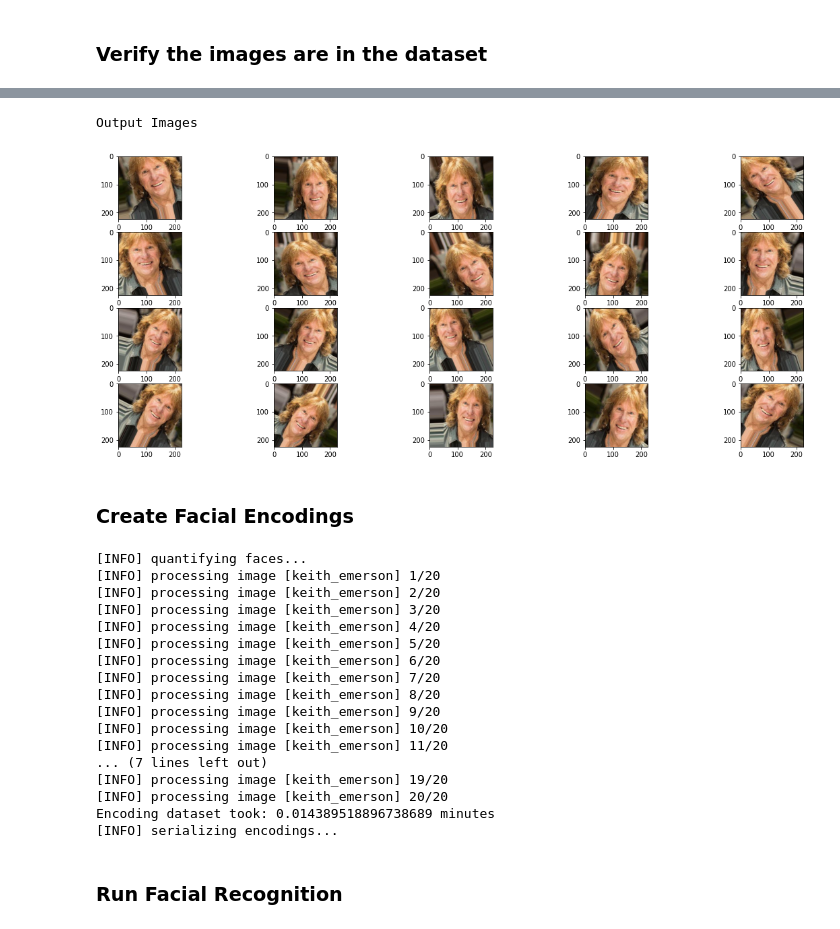
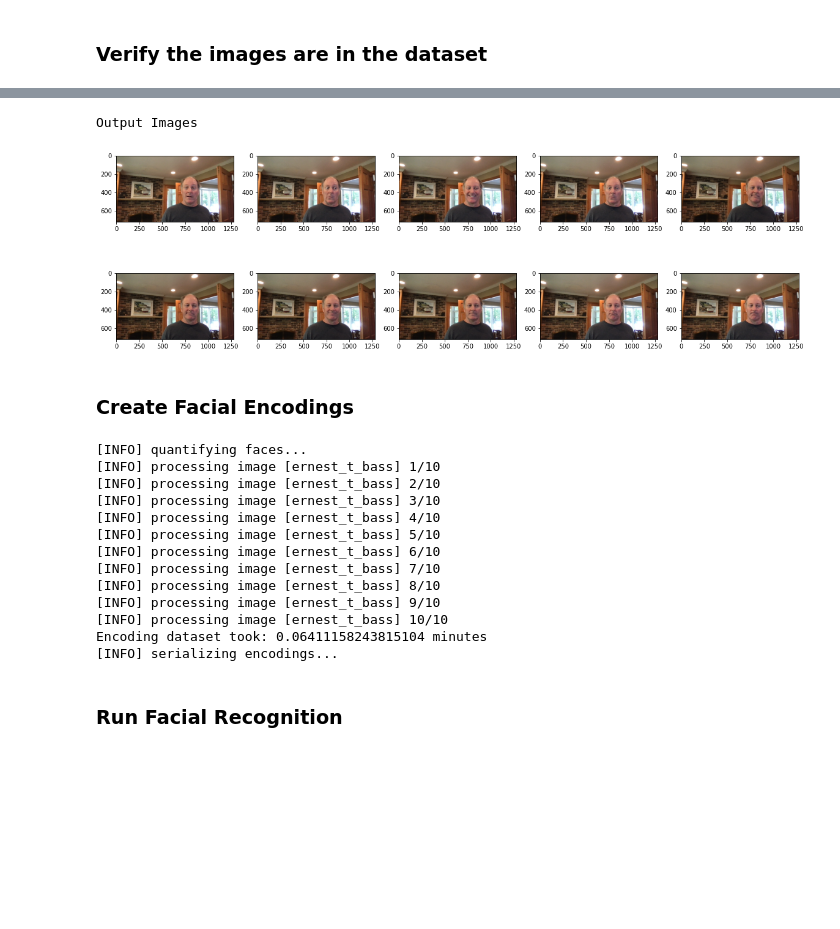
Before and after one commit to youngsoul/facial_recognition_101, a Jupyter notebook: Facial_Recognition_101.ipynb, the cells around one changed output, grey strips where cells are left out. Drawn from its saved outputs; the diff is of its cells as text; code cells hidden in the pictures; blank space fills up the shorter version.

```diff
--- a/Facial_Recognition_101.ipynb
+++ b/Facial_Recognition_101.ipynb
@@ -408,40 +408,36 @@ images/dataset
 # %%
 print("Output Images")
 images = []
-for img_path in glob.glob('images/dataset/keith_emerson/*.jpg'):
+for img_path in glob.glob('images/dataset/ernest_t_bass/*.png'):
     images.append(mpimg.imread(img_path))
 
 plt.figure(figsize=(20,10))
 columns = 5
 for i, image in enumerate(images):
     plt.subplot(int(len(images) / columns + 1), columns, i + 1)
     plt.imshow(image)
 # %% [output]
 Output Images
-[figure, old version]
+[figure, new version]
 # %% [markdown]
 ### Create Facial Encodings
 # %%
 %%bash
 # only run this if we need recreate the base encodings
-python create_facial_encodings.py -d images/dataset/keith_emerson -e encodings/facial_encodings.pkl
+python create_facial_encodings.py -d images/dataset/ernest_t_bass -e encodings/facial_encodings.pkl
 # %% [output]
 [INFO] quantifying faces...
-[INFO] processing image [keith_emerson] 1/20
-[INFO] processing image [keith_emerson] 2/20
-[INFO] processing image [keith_emerson] 3/20
-[INFO] processing image [keith_emerson] 4/20
-[INFO] processing image [keith_emerson] 5/20
-[INFO] processing image [keith_emerson] 6/20
-[INFO] processing image [keith_emerson] 7/20
-[INFO] processing image [keith_emerson] 8/20
-[INFO] processing image [keith_emerson] 9/20
-[INFO] processing image [keith_emerson] 10/20
-[INFO] processing image [keith_emerson] 11/20
-... (7 lines left out)
-[INFO] processing image [keith_emerson] 19/20
-[INFO] processing image [keith_emerson] 20/20
-Encoding dataset took: 0.014389518896738689 minutes
+[INFO] processing image [ernest_t_bass] 1/10
+[INFO] processing image [ernest_t_bass] 2/10
+[INFO] processing image [ernest_t_bass] 3/10
+[INFO] processing image [ernest_t_bass] 4/10
+[INFO] processing image [ernest_t_bass] 5/10
+[INFO] processing image [ernest_t_bass] 6/10
+[INFO] processing image [ernest_t_bass] 7/10
+[INFO] processing image [ernest_t_bass] 8/10
+[INFO] processing image [ernest_t_bass] 9/10
+[INFO] processing image [ernest_t_bass] 10/10
+Encoding dataset took: 0.06411158243815104 minutes
 [INFO] serializing encodings...
 # %% [markdown]
 ### Run Facial Recognition
```
Also changed, not shown: parts of 10 cells of this notebook, 2 other files.
